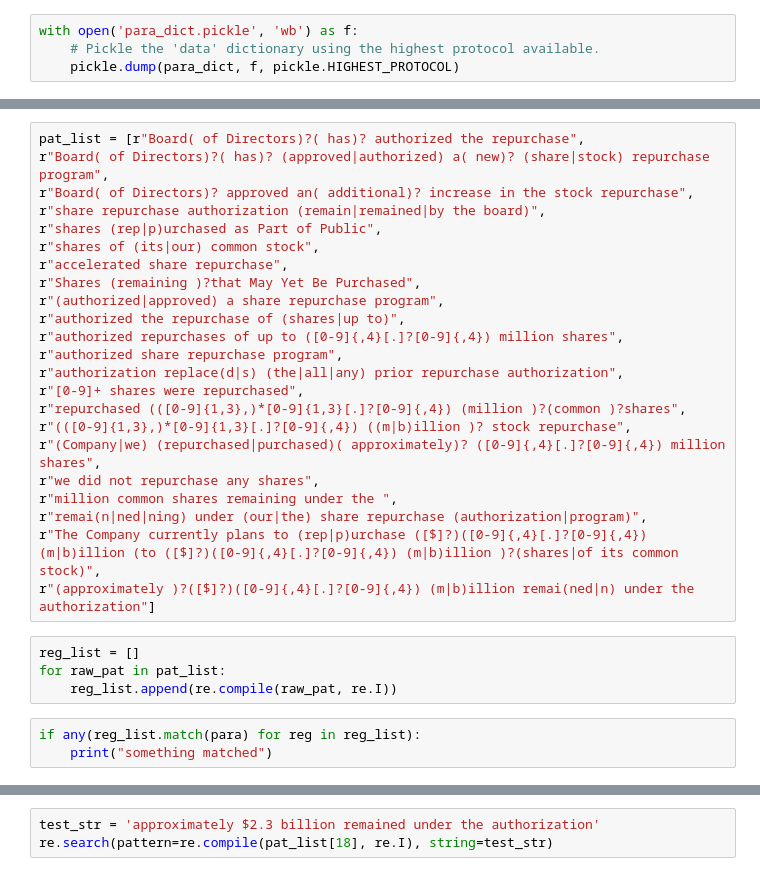
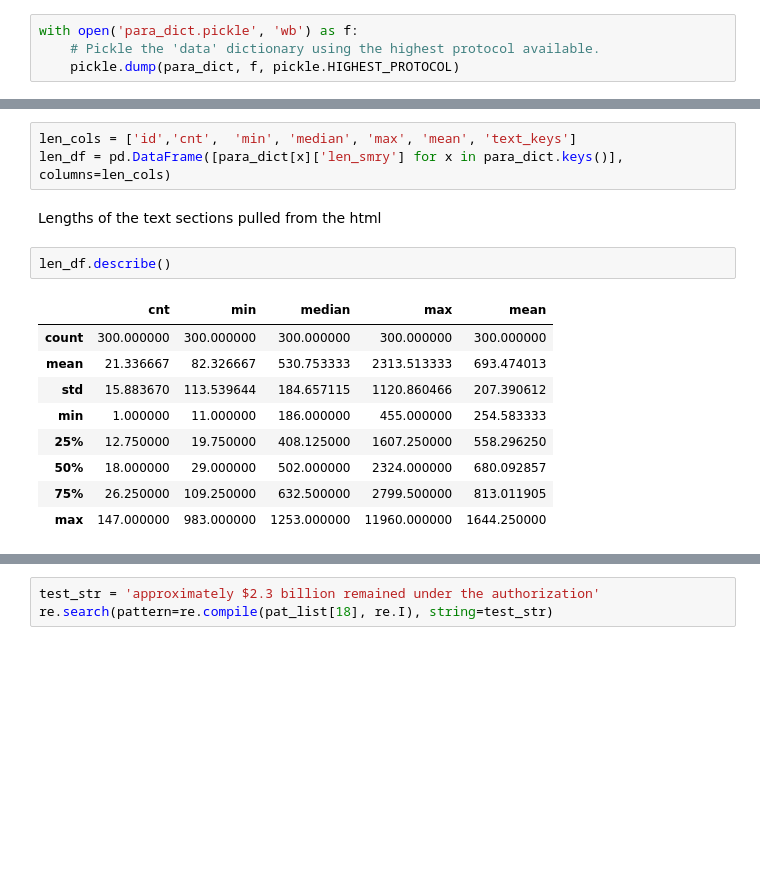
Before and after one commit to suhasinipallai/New_constructs, a Jupyter notebook: jj-eda.ipynb, the cells around one changed output, grey strips where cells are left out. Cells and saved outputs as stored; diff of their text form; blank space fills up the shorter version.

```diff
--- a/jj-eda.ipynb
+++ b/jj-eda.ipynb
@@ -401,30 +389,17 @@ The following table summarizes Applied's stock repurchases for each fiscal year:
-# %%
-pat_list = [r"Board( of Directors)?( has)? authorized the repurchase",
-r"Board( of Directors)?( has)? (approved|authorized) a( new)? (share|stock) repurchase program",
-r"Board( of Directors)? approved an( additional)? increase in the stock repurchase",
-r"share repurchase authorization (remain|remained|by the board)",
-r"shares (rep|p)urchased as Part of Public",
-r"shares of (its|our) common stock",
-r"accelerated share repurchase",
-r"Shares (remaining )?that May Yet Be Purchased",
-r"(authorized|approved) a share repurchase program",
-r"authorized the repurchase of (shares|up to)",
-r"authorized repurchases of up to ([0-9]{,4}[.]?[0-9]{,4}) million shares",
-r"authorized share repurchase program",
-r"authorization replace(d|s) (the|all|any) prior repurchase authorization",
-r"[0-9]+ shares were repurchased",
-r"repurchased (([0-9]{1,3},)*[0-9]{1,3}[.]?[0-9]{,4}) (million )?(common )?shares",
-r"(([0-9]{1,3},)*[0-9]{1,3}[.]?[0-9]{,4}) ((m|b)illion )? stock repurchase",
-r"(Company|we) (repurchased|purchased)( approximately)? ([0-9]{,4}[.]?[0-9]{,4}) million shares",
-r"we did not repurchase any shares",
-r"million common shares remaining under the ",
-r"remai(n|ned|ning) under (our|the) share repurchase (authorization|program)",
-r"The Company currently plans to (rep|p)urchase ([$]?)([0-9]{,4}[.]?[0-9]{,4}) (m|b)illion (to ([$]?)([0-9]{,4}[.]?[0-9]{,4}) (m|b)illion )?(shares|of its common stock)",
-r"(approximately )?([$]?)([0-9]{,4}[.]?[0-9]{,4}) (m|b)illion remai(ned|n) under the authorization"]
-# %%
-reg_list = []
-for raw_pat in pat_list:
-    reg_list.append(re.compile(raw_pat, re.I))
-# %%
-if any(reg_list.match(para) for reg in reg_list):
-    print("something matched")
+# %%
+len_cols = ['id','cnt',  'min', 'median', 'max', 'mean', 'text_keys']
+len_df = pd.DataFrame([para_dict[x]['len_smry'] for x in para_dict.keys()], columns=len_cols)
+# %% [markdown]
+Lengths of the text sections pulled from the html
+# %%
+len_df.describe()
+# %% [output]
+|  | cnt | min | median | max | mean |
+| count | 300.000000 | 300.000000 | 300.000000 | 300.000000 | 300.000000 |
+| mean | 21.336667 | 82.326667 | 530.753333 | 2313.513333 | 693.474013 |
+| std | 15.883670 | 113.539644 | 184.657115 | 1120.860466 | 207.390612 |
+| min | 1.000000 | 11.000000 | 186.000000 | 455.000000 | 254.583333 |
+| 25% | 12.750000 | 19.750000 | 408.125000 | 1607.250000 | 558.296250 |
+| 50% | 18.000000 | 29.000000 | 502.000000 | 2324.000000 | 680.092857 |
+| 75% | 26.250000 | 109.250000 | 632.500000 | 2799.500000 | 813.011905 |
+| max | 147.000000 | 983.000000 | 1253.000000 | 11960.000000 | 1644.250000 |
```
Also changed, not shown: parts of 146 cells of this notebook.
